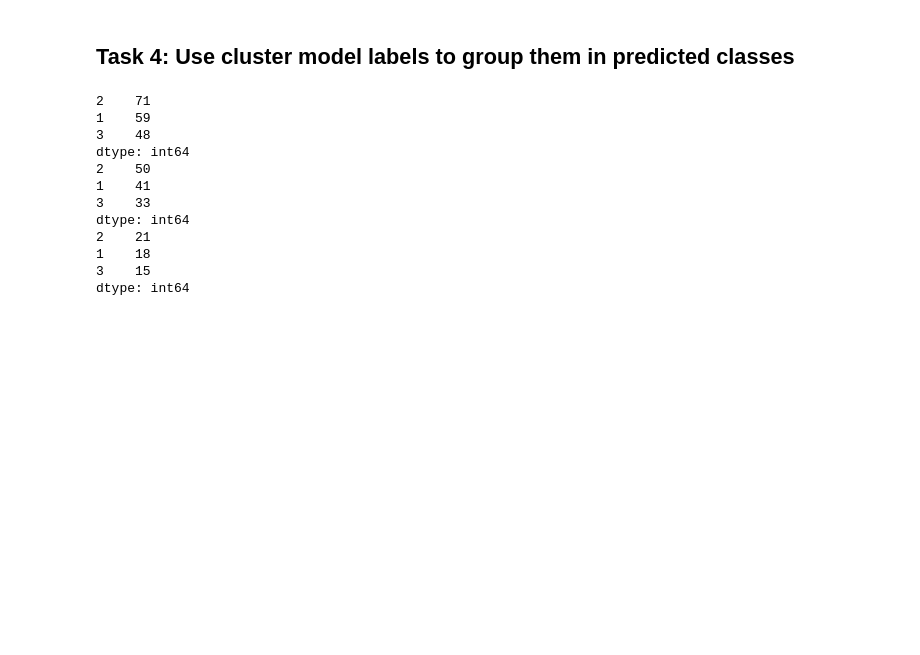
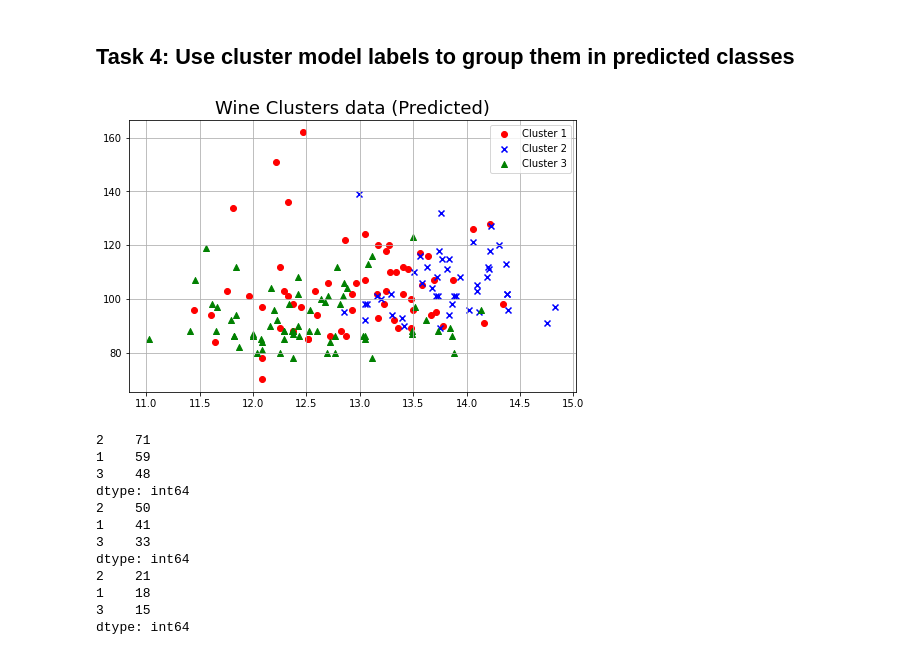
Before and after one commit to prawizard/CE888_Repo, a Jupyter notebook: Lab_6/Lab_6_Exercise.ipynb, the cells around one changed output. Cells and saved outputs as stored; diff of their text form; code cells hidden in the pictures; blank space fills up the shorter version.

```diff
--- a/Lab_6/Lab_6_Exercise.ipynb
+++ b/Lab_6/Lab_6_Exercise.ipynb
@@ -408,3 +406,26 @@ plt.show()
+# %%
+temp_df=df_wine[['Alcohol', 'Magnesium', 'Class label']]
+temp_df['PredictedLabels']=wine_kms.labels_+1
+
+two_vars_1_pred=temp_df.loc[temp_df['PredictedLabels']==1, ['Alcohol', 'Magnesium', 'PredictedLabels']].values
+two_vars_2_pred=temp_df.loc[temp_df['PredictedLabels']==2, ['Alcohol', 'Magnesium', 'PredictedLabels']].values
+two_vars_3_pred=temp_df.loc[temp_df['PredictedLabels']==3, ['Alcohol', 'Magnesium', 'PredictedLabels']].values
+# %%
+# Write your code here for task 4
+
+plt.figure(figsize=(8,5))
+plt.title("Wine Clusters data (Predicted)", fontsize=18)
+plt.grid(True)
+
+plt.scatter(two_vars_1_pred[:,0],two_vars_1_pred[:,1],c='red', marker='o')
+plt.scatter(two_vars_2_pred[:,0],two_vars_2_pred[:,1],c='blue', marker='x')
+plt.scatter(two_vars_3_pred[:,0],two_vars_3_pred[:,1],c='green', marker='^')
+
+plt.legend(['Cluster 1', 'Cluster 2', 'Cluster 3'])
+plt.savefig('CLUSTER_Wines_Alcohol_magnesium_Predicted.png', dpi=300)
+plt.show()
+# %% [output]
+[figure, added]
 # %%
 # Now we have splitted the data into 70:30 training and test subsets, respectively.
 
```
Also changed, not shown: parts of 3 cells of this notebook.
